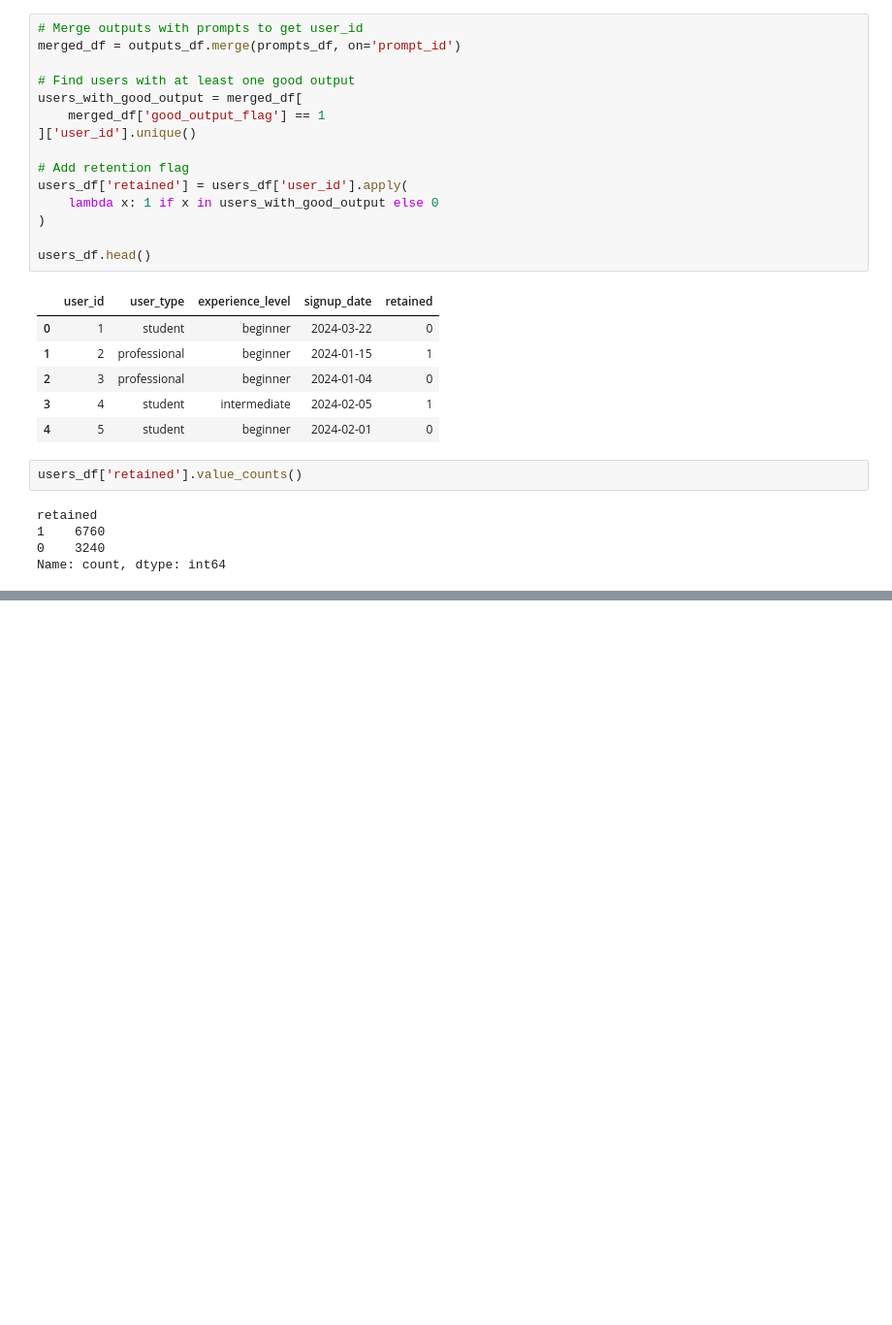
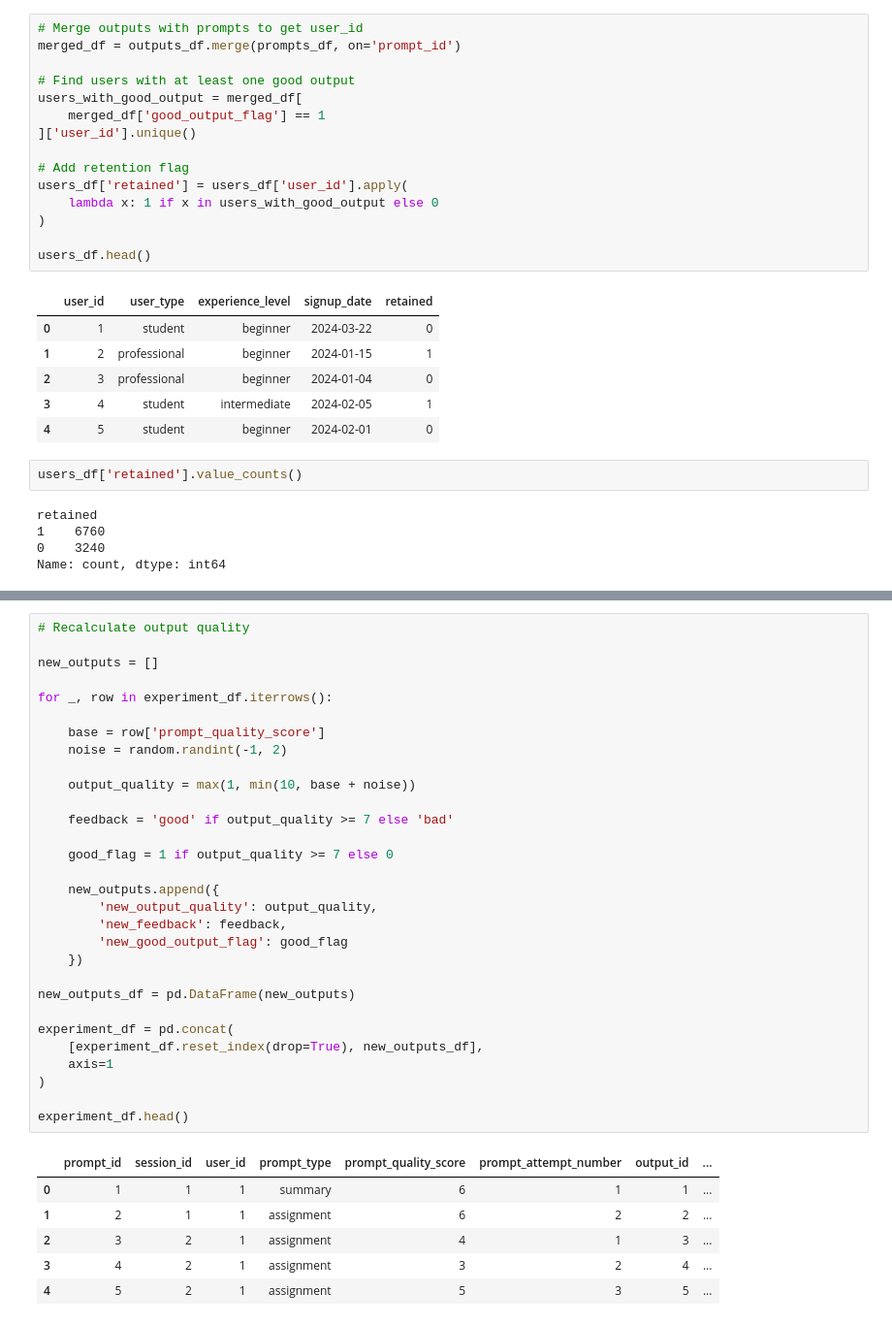
Before and after one commit to Prathamesh-Sawant-19/ai-writing-assistant-product-analytics, a Jupyter notebook: data_generation.ipynb, the cells around one changed output, grey strips where cells are left out. Shown at 97% size. Saved outputs shown, nothing was run; the diff lists cells and outputs as text; blank space fills up the shorter version.

```diff
--- a/data_generation.ipynb
+++ b/data_generation.ipynb
@@ -230,0 +313,37 @@ Name: count, dtype: int64
+# %%
+# Recalculate output quality
+
+new_outputs = []
+
+for _, row in experiment_df.iterrows():
+
+    base = row['prompt_quality_score']
+    noise = random.randint(-1, 2)
+
+    output_quality = max(1, min(10, base + noise))
+
+    feedback = 'good' if output_quality >= 7 else 'bad'
+
+    good_flag = 1 if output_quality >= 7 else 0
+
+    new_outputs.append({
+        'new_output_quality': output_quality,
+        'new_feedback': feedback,
+        'new_good_output_flag': good_flag
+    })
+
+new_outputs_df = pd.DataFrame(new_outputs)
+
+experiment_df = pd.concat(
+    [experiment_df.reset_index(drop=True), new_outputs_df],
+    axis=1
+)
+
+experiment_df.head()
+# %% [output]
+|  | prompt_id | session_id | user_id | prompt_type | prompt_quality_score | prompt_attempt_number | output_id | ... |
+| 0 | 1 | 1 | 1 | summary | 6 | 1 | 1 | ... |
+| 1 | 2 | 1 | 1 | assignment | 6 | 2 | 2 | ... |
+| 2 | 3 | 2 | 1 | assignment | 4 | 1 | 3 | ... |
+| 3 | 4 | 2 | 1 | assignment | 3 | 2 | 4 | ... |
+| 4 | 5 | 2 | 1 | assignment | 5 | 3 | 5 | ... |
```
Also changed, not shown: parts of 14 cells of this notebook.
